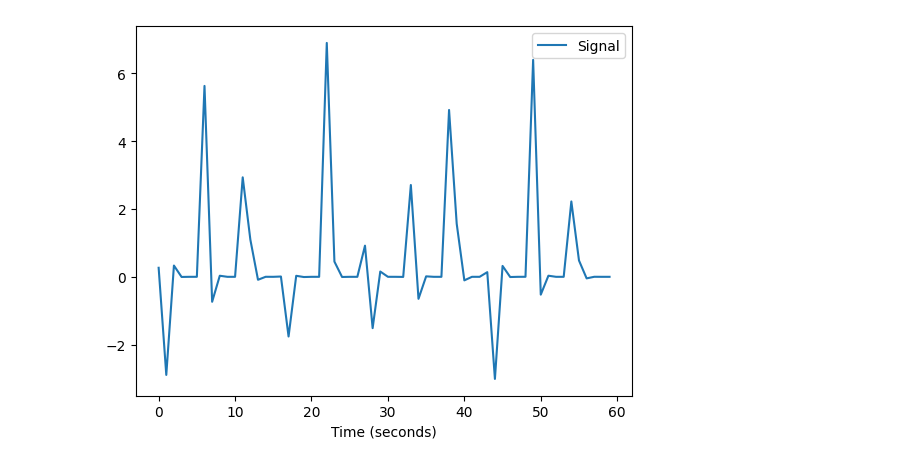
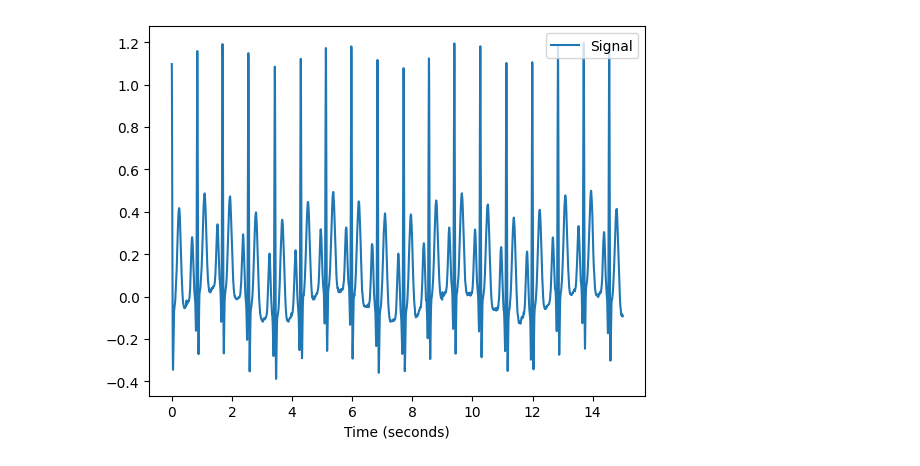
Before and after one commit to dancantor/Patient-Monitoring-System, a Jupyter notebook: DataGenerator/ecg_generator.ipynb, the cells around one changed output. Saved outputs shown, nothing was run; the diff lists cells and outputs as text; code cells hidden in the pictures.

```diff
--- a/DataGenerator/ecg_generator.ipynb
+++ b/DataGenerator/ecg_generator.ipynb
@@ -1,14 +1,12 @@
 # %%
-import neurokit2 as nk  # Load the package
+import neurokit2 as nk
+import numpy as np
 
-# simulated_ecg = nk.ecg_simulate(duration=8, sampling_rate=200, heart_rate=80)
-#
-# nk.signal_plot(simulated_ecg, sampling_rate=200)  # Visualize the signal
-#
-# processed_ecg = nk.ecg_process(simulated_ecg, sampling_rate=200)  # Process the signal
+sampling_rate = 1000
 
-simulated_ecg = nk.ecg_simulate(duration=60, sampling_rate=1, method="daubechies")
+ecg = nk.ecg_simulate(duration=15, sampling_rate=sampling_rate)
 
-nk.signal_plot(simulated_ecg, sampling_rate=1)
+
+nk.signal_plot(ecg, sampling_rate=sampling_rate)
 # %% [output]
-[figure, old version]
+[figure, new version]
```
Also changed, not shown: parts of 5 cells of this notebook, 3 other files.
